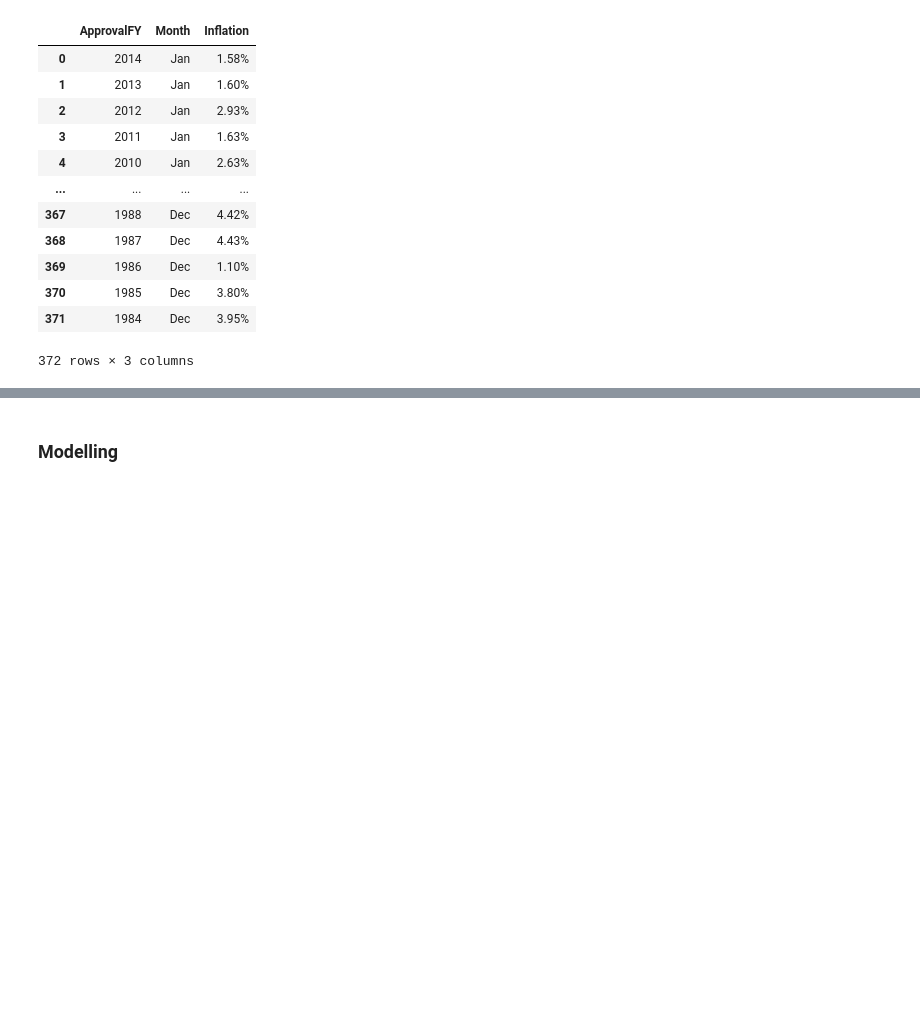
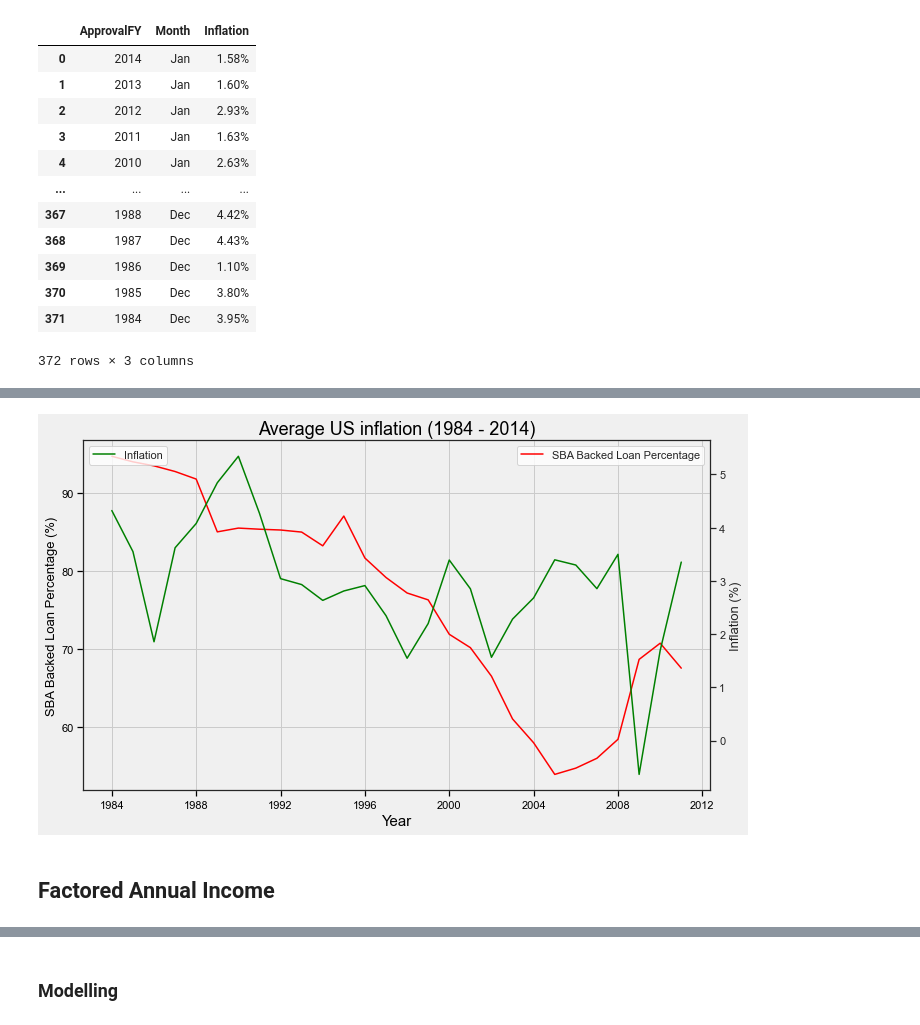
Before and after one commit to CIV2T1PEY/CIV1498-Group-Project, a Jupyter notebook: Final.ipynb, the cells around one changed output, grey strips where cells are left out. Drawn from its saved outputs; the diff is of its cells as text; code cells hidden in the pictures; blank space fills up the shorter version.

```diff
--- a/Final.ipynb
+++ b/Final.ipynb
@@ -1835,0 +1889,7 @@ SBA_Loan_inflation.head()
+# %%
+SBA_Loan_inflation['GrAppv'] = SBA_Loan_inflation['GrAppv'].apply(clean_currency).astype('float')
+SBA_Loan_inflation['SBA_Appv'] = SBA_Loan_inflation['SBA_Appv'].apply(clean_currency).astype('float')
+SBA_Loan_inflation['Inflation'] = SBA_Loan_inflation['Inflation'].apply(clean_pc).astype('float')
+
+SBA_Loan_inflation['SBA_backed_portion'] = SBA_Loan_inflation['SBA_Appv']/SBA_Loan_inflation['GrAppv']
+SBA_Loan_inflation
@@ -1835,0 +1910,6 @@ SBA_Loan_inflation.head()
+# %%
+grouped_by_month = SBA_Loan_inflation.groupby(['ApprovalFY']).agg('mean').reset_index()
+grouped_by_month = grouped_by_month[['SBA_backed_portion','ApprovalFY','Inflation']]
+grouped_by_month['SBA_backed_portion'] = grouped_by_month['SBA_backed_portion']*100
+
+grouped_by_month
@@ -1835,0 +1934,25 @@ SBA_Loan_inflation.head()
+# %%
+grouped_by_month['ApprovalFY'] = pd.to_datetime(grouped_by_month['ApprovalFY'], format = '%Y')
+# %%
+plt.figure(figsize=(10, 6))
+plt.title('Average US inflation (1984 - 2014)', fontsize=18)
+
+#plot inflation by year
+
+sns.set_style(style = 'white')
+
+ax2 = sns.lineplot(data=grouped_by_month, x = 'ApprovalFY', y = 'SBA_backed_portion',color="r", label = 'SBA Backed Loan Percentage')
+ax2.set_ylabel('SBA Backed Loan Percentage (%)',fontsize=13)
+ax2.set_xlabel('Year',fontsize=15)
+
+
+ax2 = plt.twinx()
+ax1 = sns.lineplot(data=grouped_by_month, x = 'ApprovalFY', y = 'Inflation', color="g", ax=ax2 , label = 'Inflation')
+ax2.set_ylabel('Inflation (%)',fontsize=13)
+ax1.legend(loc='upper left')
+ax2.legend(loc='upper left')
+plt.show()
+# %% [output]
+[figure, added]
+# %% [markdown]
+## Factored Annual Income
```
Also changed, not shown: parts of 20 cells of this notebook.
